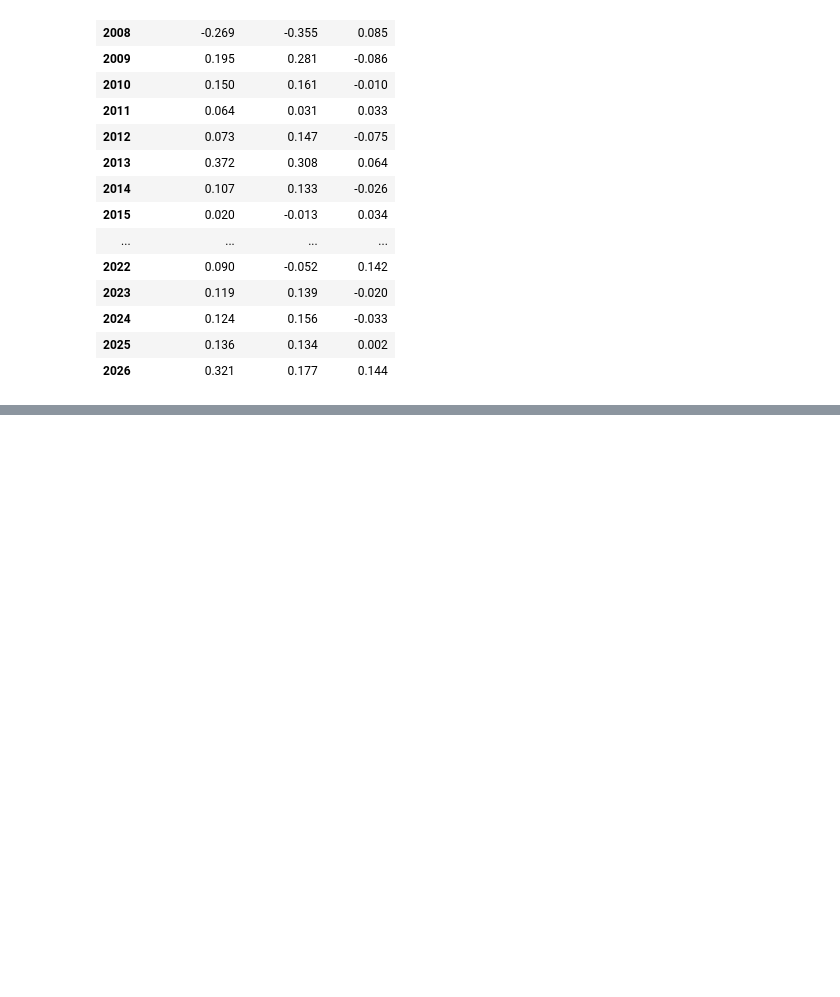
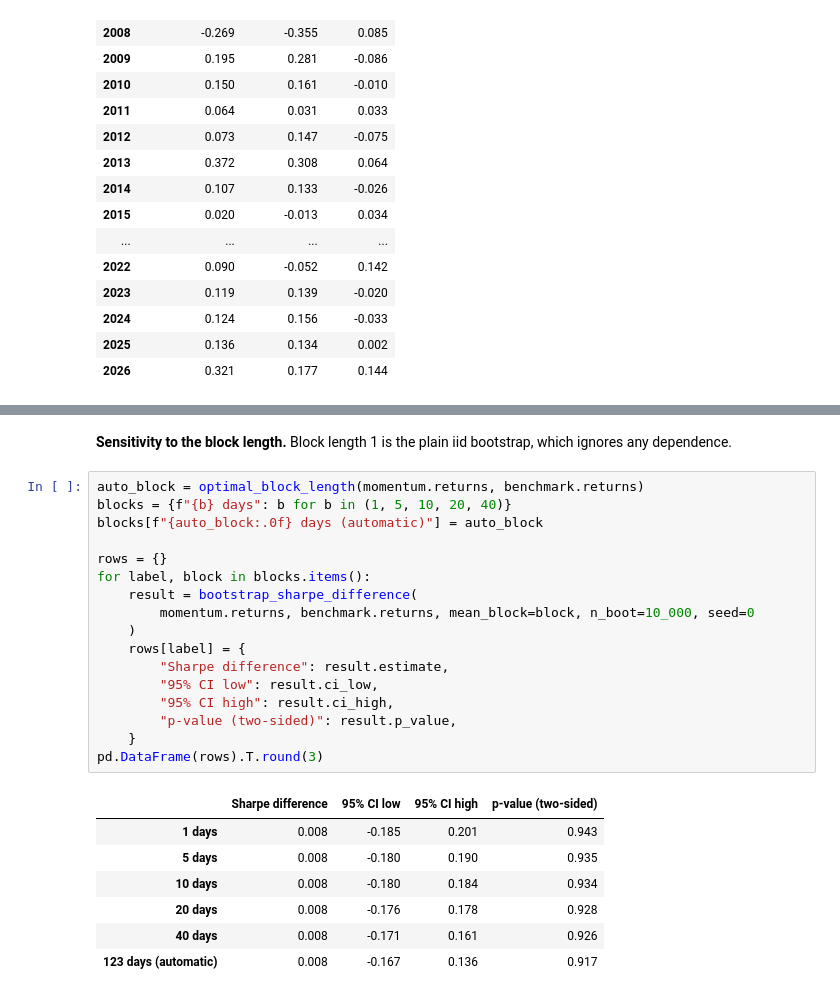
Before and after one commit to paablomorillo/quant-backtester, a Jupyter notebook: notebooks/01_sector_momentum.ipynb, the cells around one changed output, grey strips where cells are left out. Saved outputs shown, nothing was run; the diff lists cells and outputs as text; blank space fills up the shorter version.

Commit message:
Add significance section to the sector momentum notebook
Co-Authored-By: Claude Sonnet 5.5 <noreply@anthropic.com>

```diff
--- a/notebooks/01_sector_momentum.ipynb
+++ b/notebooks/01_sector_momentum.ipynb
@@ -182,0 +219,27 @@ Daily correlation with the benchmark: 0.90
+# %% [markdown]
+**Sensitivity to the block length.** Block length 1 is the plain iid bootstrap, which ignores any dependence.
+# %%
+auto_block = optimal_block_length(momentum.returns, benchmark.returns)
+blocks = {f"{b} days": b for b in (1, 5, 10, 20, 40)}
+blocks[f"{auto_block:.0f} days (automatic)"] = auto_block
+
+rows = {}
+for label, block in blocks.items():
+    result = bootstrap_sharpe_difference(
+        momentum.returns, benchmark.returns, mean_block=block, n_boot=10_000, seed=0
+    )
+    rows[label] = {
+        "Sharpe difference": result.estimate,
+        "95% CI low": result.ci_low,
+        "95% CI high": result.ci_high,
+        "p-value (two-sided)": result.p_value,
+    }
+pd.DataFrame(rows).T.round(3)
+# %% [output]
+|  | Sharpe difference | 95% CI low | 95% CI high | p-value (two-sided) |
+| 1 days | 0.008 | -0.185 | 0.201 | 0.943 |
+| 5 days | 0.008 | -0.180 | 0.190 | 0.935 |
+| 10 days | 0.008 | -0.180 | 0.184 | 0.934 |
+| 20 days | 0.008 | -0.176 | 0.178 | 0.928 |
+| 40 days | 0.008 | -0.171 | 0.161 | 0.926 |
+| 123 days (automatic) | 0.008 | -0.167 | 0.136 | 0.917 |
```
Also changed, not shown: parts of 6 cells of this notebook.
